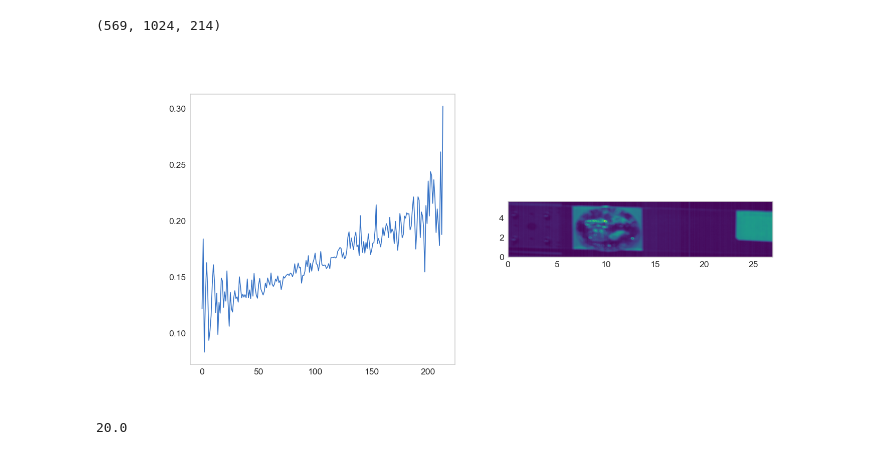
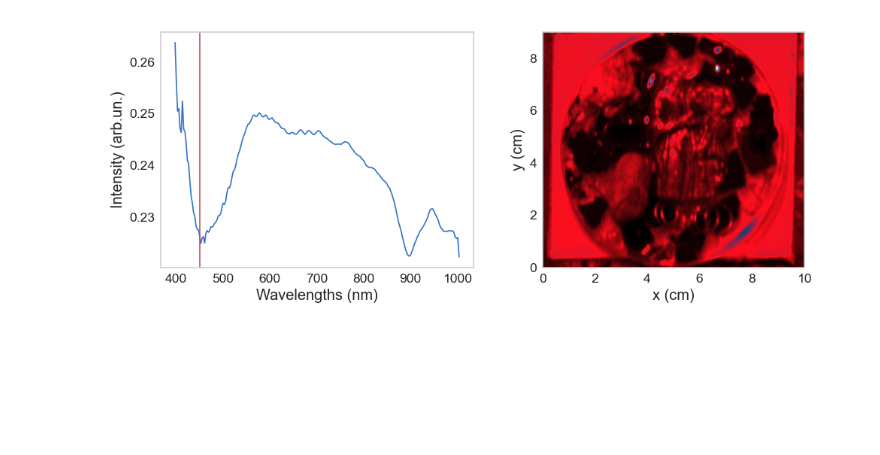
Before and after one commit to tomasjmlopes/Spectral_repo, a Jupyter notebook: Hyperspectral_glass/preliminary_reflectance.ipynb, the cells around one changed output. Saved outputs shown, nothing was run; the diff lists cells and outputs as text; code cells hidden in the pictures; blank space fills up the shorter version.

```diff
--- a/Hyperspectral_glass/preliminary_reflectance.ipynb
+++ b/Hyperspectral_glass/preliminary_reflectance.ipynb
@@ -8,9 +13,9 @@ from pysptools import spectro, noise
 # %%
-fpath = r'D:/Data/Data_HSI/CRAS/Specim/Refletancia/'
-fname_wref = r'1 - Referencia Branco/conversion_output/post_processing/2024-02-28T12_42_59+0000_dark_current_compensation_radiometric_correction'
-fname_dref = r'2 - Referencia Preto/conversion_output/post_processing/2024-02-28T12_52_00+0000_dark_current_compensation_radiometric_correction'
+fpath = r'D:/Data/Data_HSI/CRAS-Dia2/Refletancia/'
+fname_wref = r'1 - Ref Branco/conversion_output/post_processing/ref_branco_dark_current_compensation_radiometric_correction'
+fname_dref = r'2 - Ref Preto/conversion_output/post_processing/ref_preto_dark_current_compensation_radiometric_correction'
 # fname_dref = r'3 - Vidro Verde/conversion_output/2024-02-28T12_53_51+0000_dark_frames'
-fname_ref = r'6 -  Santo Antonio/conversion_output/post_processing/2024-02-28T12_58_07+0000_dark_current_compensation_radiometric_correction'
+fname_ref = r'3 - Santo Antonio/conversion_output/post_processing/santo_antonio_dark_current_compensation_radiometric_correction'
 # %%
 white_ref = envi.open(fpath + fname_wref + '.hdr', fpath + fname_wref + '.img')
 dark_ref = envi.open(fpath + fname_dref + '.hdr', fpath + fname_dref + '.img')
@@ -30,5 +27,5 @@ ax[1].imshow(white_nparr[:, :, 150])
 # %%
-mask_W = white_nparr[:, :, 50] > 450
-ref_white = white_nparr[mask_W].mean(axis = 0)
-mask_D = dark_nparr[:, :, 150] < 160
+mask_W = white_nparr[100:1000, :, 150] > 0.045
+ref_white = white_nparr[100:1000, :, :][mask_W].mean(axis = 0)
+mask_D = dark_nparr[:, :, 150] < 0.001
 ref_dark = dark_nparr[mask_D].mean(axis = 0)
@@ -37,29 +32,30 @@ corrected_nparr = ((data_nparr - ref_dark)/(ref_white - ref_dark))[120:-70]
-# %%
-deny_bands = 10
-ffs = noise.SavitzkyGolay().denoise_bands(corrected_nparr[:, :, deny_bands:], 7, 2)
-ffs.shape
-# %% [output]
-(569, 1024, 214)
+# %%
+corrected_nparr = ((data_nparr - ref_dark)/(ref_white - ref_dark))[50:950, 230:520, :]
+data_reg = corrected_nparr
+bands = np.array(data_ref.bands.centers)
 # %%
-exposure_time = 20e-3
-specim_fps = 1/exposure_time
-stage_speed = 5e-3
-y_size = ffs.shape[0]/specim_fps*stage_speed * 1e2 #cm
-x_size = 0.09*3 * 1e2 #cm
+specim_fps = 10
+stage_speed = 1e-3
+y_size = corrected_nparr.shape[0]/specim_fps*stage_speed * 1e2 #cm
+x_size = 0.11* 1e2 #cm
 # %%
-fig, ax = subplots(1, 2, figsize = (15, 7))
+fig, ax = subplots(1, 2, figsize = (10, 4))
+
+wl = 450 #450
 
 axs = ax[0]
-axs.plot(ffs[394, 370])
+axs.plot(bands, data_reg.mean(axis = (0, 1)))
+axs.axvline(wl, color = 'r')
+axs.set_xlabel('Wavelengths (nm)')
+axs.set_ylabel('Intensity (arb.un.)')
 axs.grid(False)
 
 axs = ax[1]
-wl = 100
-axs.imshow(ffs[:, :, wl], extent = (0, x_size, 0, y_size))
+axs.imshow(data_reg[:, :, find_index(wl, bands)][::, ::-1], cmap = 'gist_stern', extent = (0, x_size, 0, y_size))
 axs.grid(False)
+axs.set_xlabel('x (cm)')
+axs.set_ylabel('y (cm)')
+
+fig.tight_layout()
 # %% [output]
-[figure, old version]
+[figure, new version]
-# %%
-1/50e-3
-# %% [output]
-20.0
```
Also changed, not shown: parts of 10 cells of this notebook, 3 other files.
